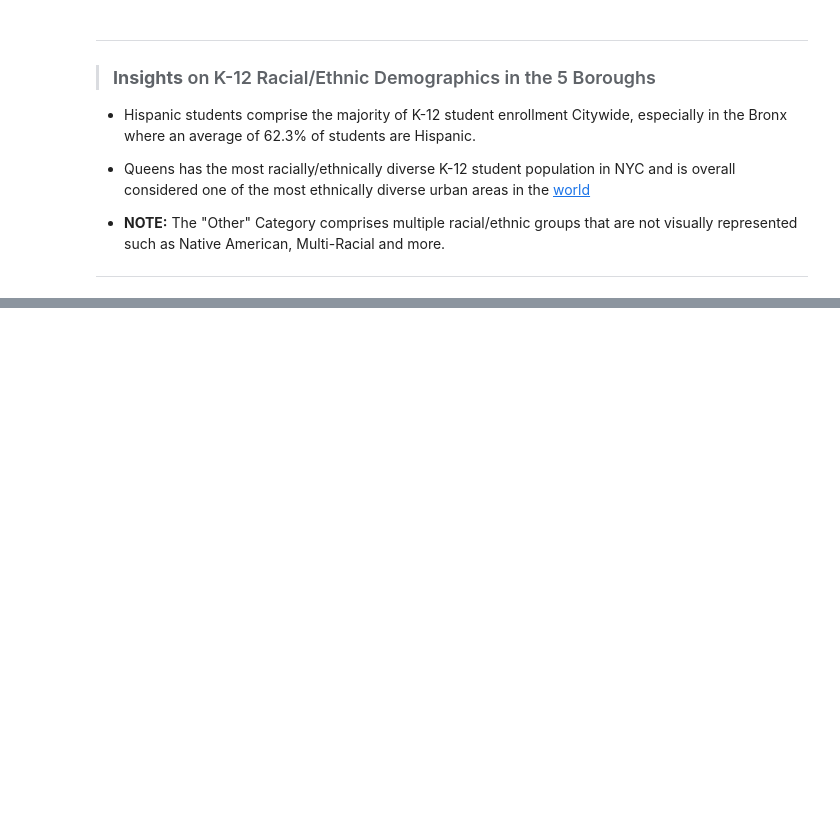
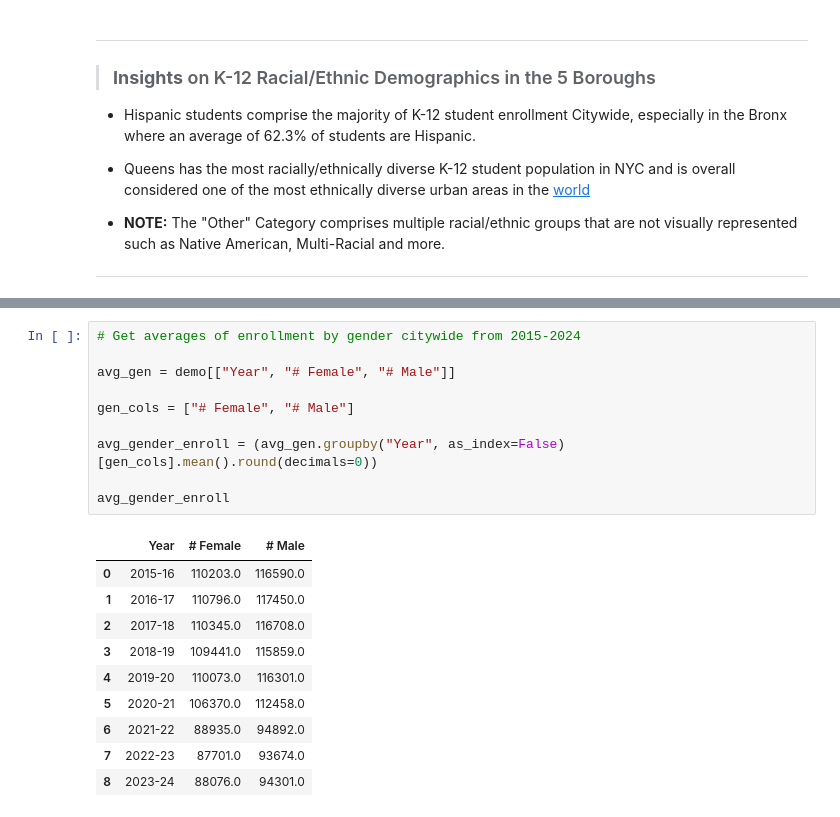
Before and after one commit to thetechleila/NYC-K-8-Public-School-Student-Performance-2016-2024, a Jupyter notebook: code/eda.ipynb, the cells around one changed output, grey strips where cells are left out. Drawn from its saved outputs; the diff is of its cells as text; blank space fills up the shorter version.

```diff
--- a/code/eda.ipynb
+++ b/code/eda.ipynb
@@ -178,3 +178,24 @@ gender_enroll
 | 42 | 2021-22 | Staten Island | 30755 | 33179 |
 | 43 | 2022-23 | Staten Island | 30542 | 33005 |
 | 44 | 2023-24 | Staten Island | 30525 | 32991 |
+# %%
+# Get averages of enrollment by gender citywide from 2015-2024
+
+avg_gen = demo[["Year", "# Female", "# Male"]]
+
+gen_cols = ["# Female", "# Male"]
+
+avg_gender_enroll = (avg_gen.groupby("Year", as_index=False)[gen_cols].mean().round(decimals=0))
+
+avg_gender_enroll
+# %% [output]
+|  | Year | # Female | # Male |
+| 0 | 2015-16 | 110203.0 | 116590.0 |
+| 1 | 2016-17 | 110796.0 | 117450.0 |
+| 2 | 2017-18 | 110345.0 | 116708.0 |
+| 3 | 2018-19 | 109441.0 | 115859.0 |
+| 4 | 2019-20 | 110073.0 | 116301.0 |
+| 5 | 2020-21 | 106370.0 | 112458.0 |
+| 6 | 2021-22 | 88935.0 | 94892.0 |
+| 7 | 2022-23 | 87701.0 | 93674.0 |
+| 8 | 2023-24 | 88076.0 | 94301.0 |
```
Also changed, not shown: parts of 5 cells of this notebook, 2 other files.
